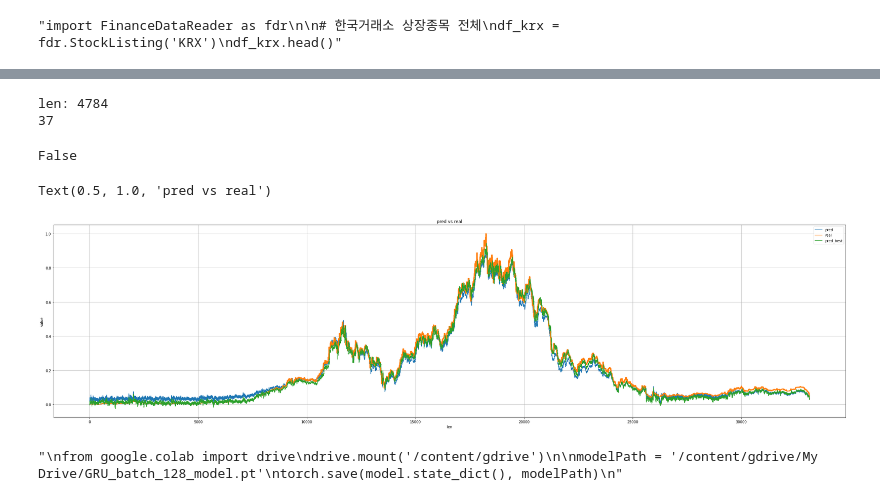
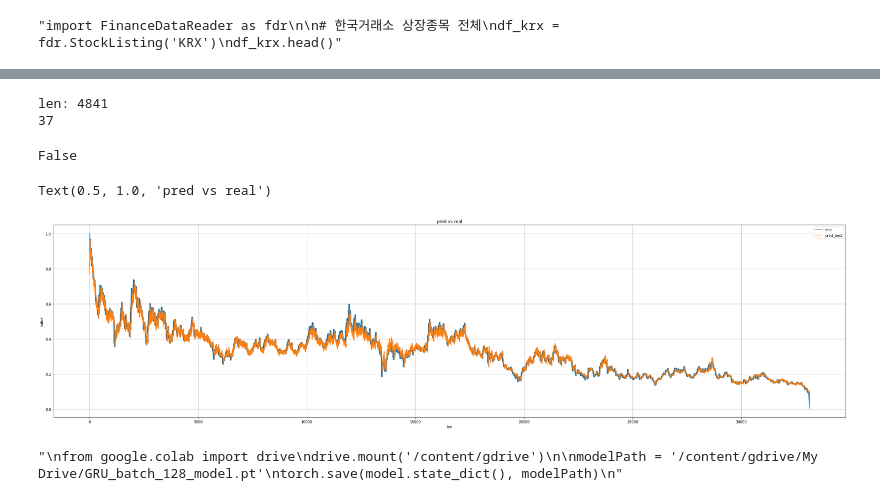
Before and after one commit to cjssla1/projectJucker, a Jupyter notebook: Code/김경중/GRU/GRU_Finance.ipynb, the cells around one changed output, grey strips where cells are left out. Saved outputs shown, nothing was run; the diff lists cells and outputs as text; code cells hidden in the pictures.

```diff
--- a/Code/김경중/GRU/GRU_Finance.ipynb
+++ b/Code/김경중/GRU/GRU_Finance.ipynb
@@ -127,7 +125,6 @@ class GRU(nn.Module):
         self.batch_size = batch_size
         self.dropout = dropout
         self.use_bn = use_bn
-        self.norm =nn.BatchNorm1d(self.batch_size)
         self.gru = nn.GRU(self.input_dim, self.hidden_dim*2, self.num_layers)
         self.gru2 = nn.GRU(self.hidden_dim*2, self.hidden_dim, self.num_layers)
         self.regressor = self.make_regressor()
@@ -291,12 +284,12 @@ Mounted at /content/gdrive
 
 # ====== Model Capacity ===== #
 args.input_dim = 10
-args.hid_dim = 32
-args.n_layers = 1
+args.hid_dim = 64
+args.n_layers = 2
 
 # ====== Regularization ======= #
 args.l2 = 0.00001
-args.dropout = 0.3
+args.dropout = 0.5
 args.use_bn = True
 
 # ====== Optimizer & Training ====== #
@@ -310,9 +303,9 @@ best_model = GRU(args.input_dim, args.hid_dim, args.y_frames, args.n_layers, arg
 min_val = 100
 print(args)
 
-valset = StockDataset('028050', args.x_frames,args.y_frames,(2011,1,1), (2020,1,1))
+valset = StockDataset('030200', args.x_frames,args.y_frames,(2001,1,1), (2020,8,1))
 
 for sb in args.symbol:
-    trainset = StockDataset(sb, args.x_frames,args.y_frames,(2011,1,1), (2020,1,1))
+    trainset = StockDataset(sb, args.x_frames,args.y_frames,(2011,1,1), (2020,8,1))
     setting, result,min_val = experiment(trainset, valset, model,deepcopy(args),min_val)
 # %% [output]
@@ -336,10 +329,10 @@ Epoch 29, Acc(train/val): 3.28/2.92, Loss(train/val) 0.00123/0.00089. Took 0.45
 # %%
-testinput = StockDataset('028050',args.x_frames,args.y_frames,(2001,1,1),(2020,5,13))
+testinput = StockDataset('030200',args.x_frames,args.y_frames,(2001,1,1),(2020,8,1))
 testloader = DataLoader(testinput, batch_size=args.batch_size, shuffle=False, drop_last=True)
 
 print(len(testloader))
 # %% [output]
-len: 4784
+len: 4841
 37
 # %%
 
@@ -359,7 +352,7 @@ for i, (X,y) in enumerate(testloader):
     result.extend(y_pred)
     result2.extend(y_true)
 # %%
-best_model.load_state_dict(torch.load('/content/gdrive/My Drive/GRU_Best_model.pt'))
+best_model.load_state_dict(torch.load('/content/gdrive/My Drive/GRUmodel/GRU_Best_model.pt'))
 best_model.to(args.device)
 result3 = []
 for i, (X,y) in enumerate(testloader):
@@ -380,21 +373,20 @@ False
 # %%
 fig = plt.figure(figsize=(40,10))
 xl = [n for n in range(1,len(result)+1)]
 
 
 # ====== test plot ====== #
 ax = fig.add_subplot(1, 1, 1)
-ax.plot(xl, result,  label='pred')
 ax.plot(xl, result2,  label='real')
 ax.plot(xl, result3,  label='pred_best')
 ax.set_xlabel('len')
 ax.set_ylabel('value')
 ax.grid()
 ax.legend()
 ax.set_title('pred vs real')
 # %% [output]
 Text(0.5, 1.0, 'pred vs real')
-[figure, old version]
+[figure, new version]
 # %%
 '''
 from google.colab import drive
```
Also changed, not shown: parts of 4 cells of this notebook.
